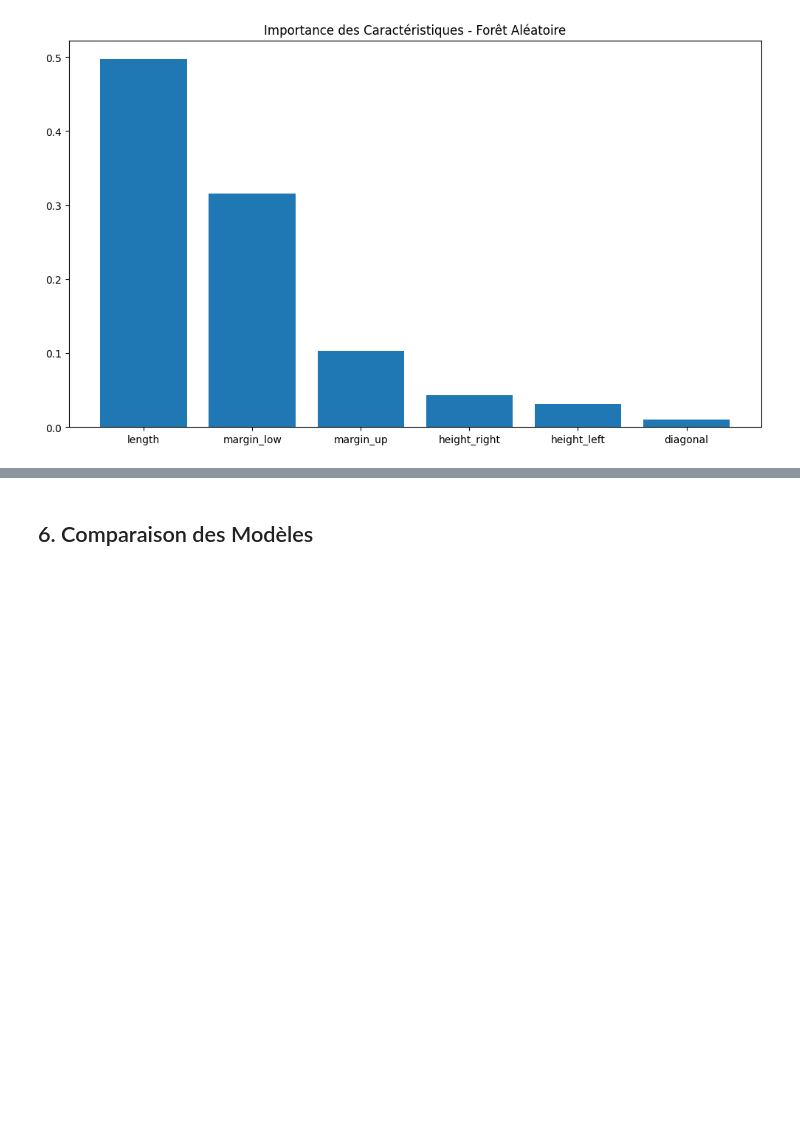
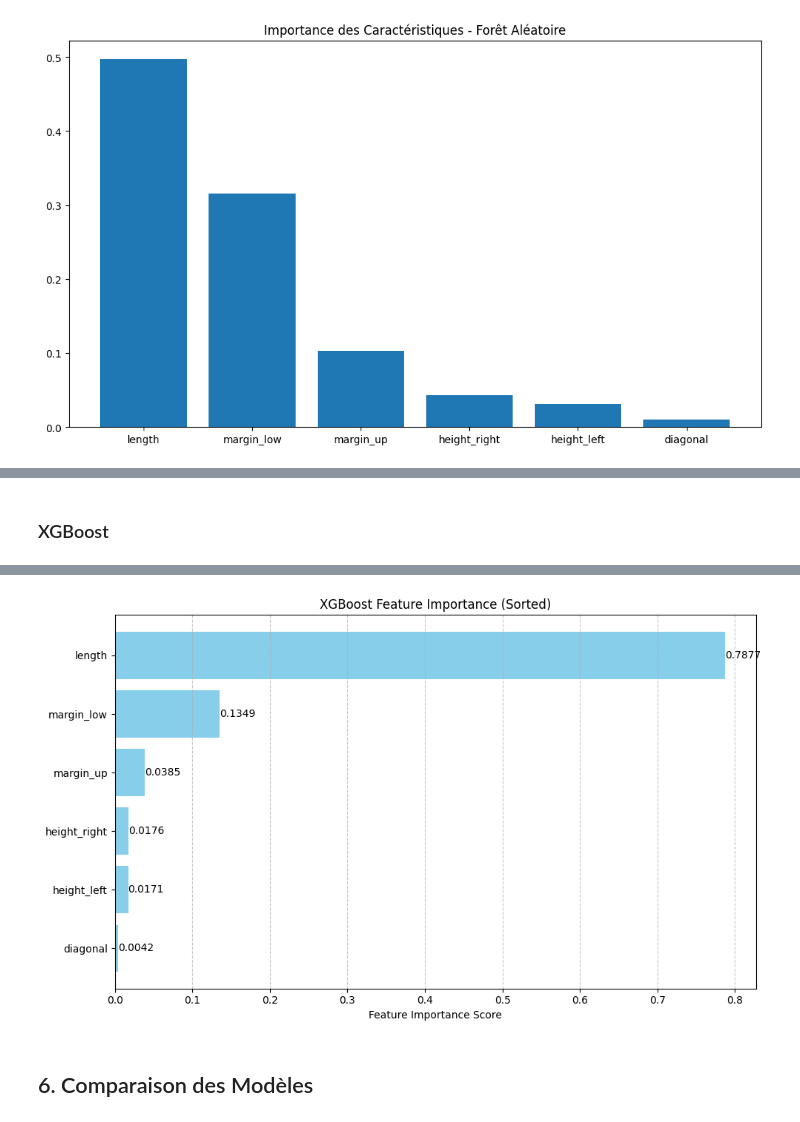
Before and after one commit to makokuzii/Detectez-des-faux-billets-avec-Python, a Jupyter notebook: main.ipynb, the cells around one changed output, grey strips where cells are left out. Drawn from its saved outputs; the diff is of its cells as text; code cells hidden in the pictures; blank space fills up the shorter version.

Commit message:
added xgboost algo

```diff
--- a/main.ipynb
+++ b/main.ipynb
@@ -442,0 +564,75 @@ Score ROC-AUC: 0.9991
+# %% [markdown]
+### XGBoost
+# %%
+import pandas as pd
+import matplotlib.pyplot as plt
+import seaborn as sns
+from xgboost import XGBClassifier
+from sklearn.metrics import accuracy_score, classification_report, confusion_matrix
+
+# 1. SETUP THE MODEL
+# We increase n_estimators but use early_stopping to find the optimal point.
+# n_jobs=-1 uses all processor cores for faster training.
+model = XGBClassifier(
+    n_estimators=1000,       # Set high, let early stopping decide the cut-off
+    learning_rate=0.01,      # Lower rate + more trees usually = better accuracy
+    max_depth=10,             # Controls complexity of trees
+    n_jobs=-1,               # Parallel processing
+    random_state=42,
+    early_stopping_rounds=50 # Stop if validation score doesn't improve for 50 rounds
+)
+
+# 2. FIT WITH VALIDATION
+# We pass the test set as 'eval_set' to monitor performance during training
+model.fit(
+    X_train,
+    y_train,
+    eval_set=[(X_test, y_test)],
+    verbose=False  # Set to True to see the log of every tree building
+)
+
+# 3. PREDICT & EVALUATE
+y_pred = model.predict(X_test)
+
+# Basic Accuracy
+accuracy = accuracy_score(y_test, y_pred)
+print(f"Accuracy: {accuracy:.4f}\n")
+
+# Detailed Report (Precision, Recall, F1-Score)
+print("Classification Report:")
+print(classification_report(y_test, y_pred))
+
+# Confusion Matrix (To see where the model gets confused)
+print("Confusion Matrix:")
+print(confusion_matrix(y_test, y_pred))
+print("-" * 30)
+
+# 4. IMPROVED FEATURE IMPORTANCE VISUALIZATION
+# Create a DataFrame to organize features and sort them (crucial for readability)
+importance_df = pd.DataFrame({
+    'Feature': X_train.columns,
+    'Importance': model.feature_importances_
+}).sort_values(by='Importance', ascending=True) # Sort ascending for horizontal bar chart
+
+plt.figure(figsize=(10, 6))
+# Use a color palette for better aesthetics
+bars = plt.barh(importance_df['Feature'], importance_df['Importance'], color='skyblue')
+
+# Add values to the end of the bars cleanly
+for bar in bars:
+    plt.text(
+        bar.get_width(),       # X-position
+        bar.get_y() + bar.get_height()/2, # Y-position (center)
+        f'{bar.get_width():.4f}', # Text value
+        va='center',           # Vertical alignment
+        ha='left',             # Horizontal alignment
+        fontsize=10,
+        color='black'
+    )
+
+plt.xlabel("Feature Importance Score")
+plt.title("XGBoost Feature Importance (Sorted)")
+plt.grid(axis='x', linestyle='--', alpha=0.7)
+plt.tight_layout()
+plt.show()
+# %% [output]
@@ -443,3 +655,4 @@ Score ROC-AUC: 0.9991
+[figure, added]
 # %% [markdown]
 ## 6. Comparaison des Modèles
 # %%
```
Also changed, not shown: parts of 5 cells of this notebook, 8 other files.
